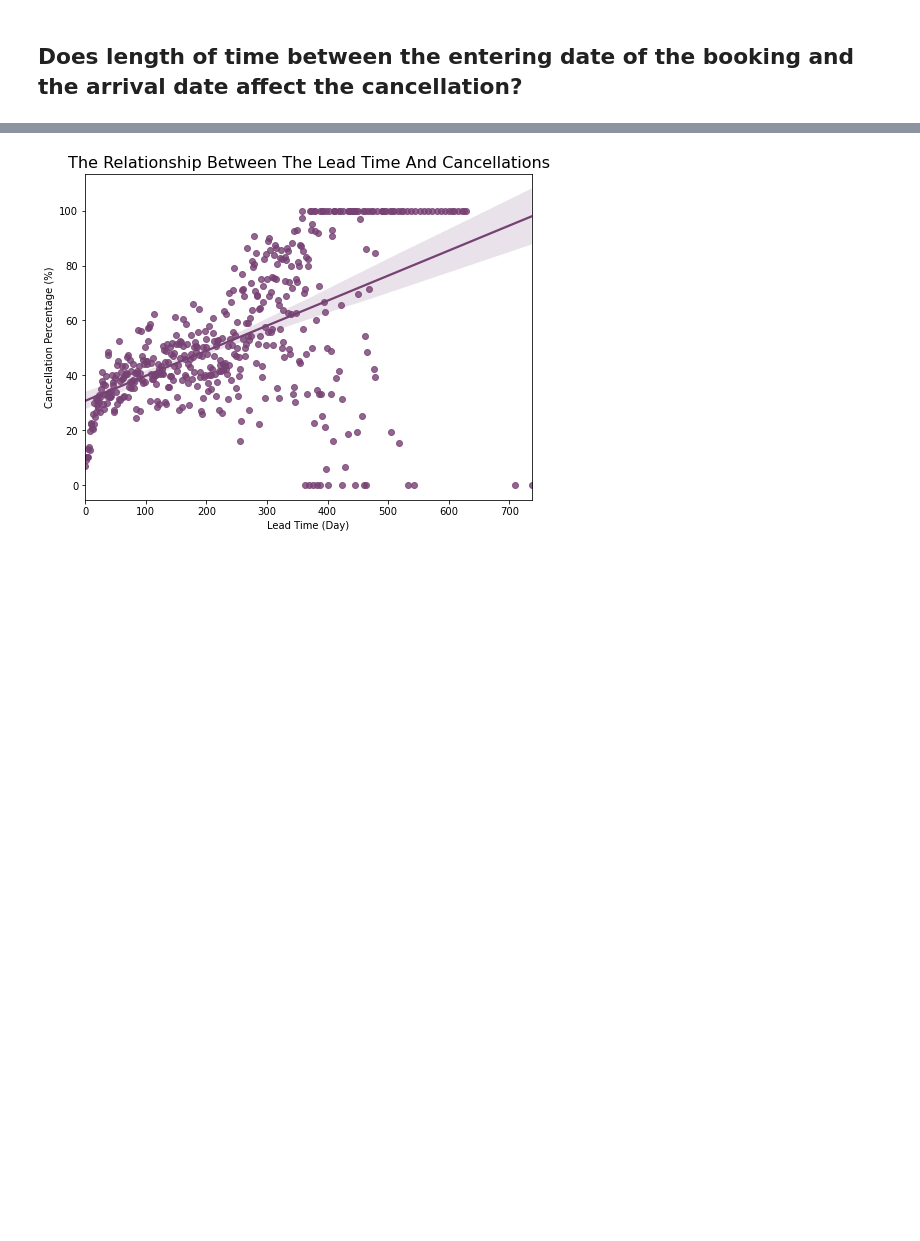
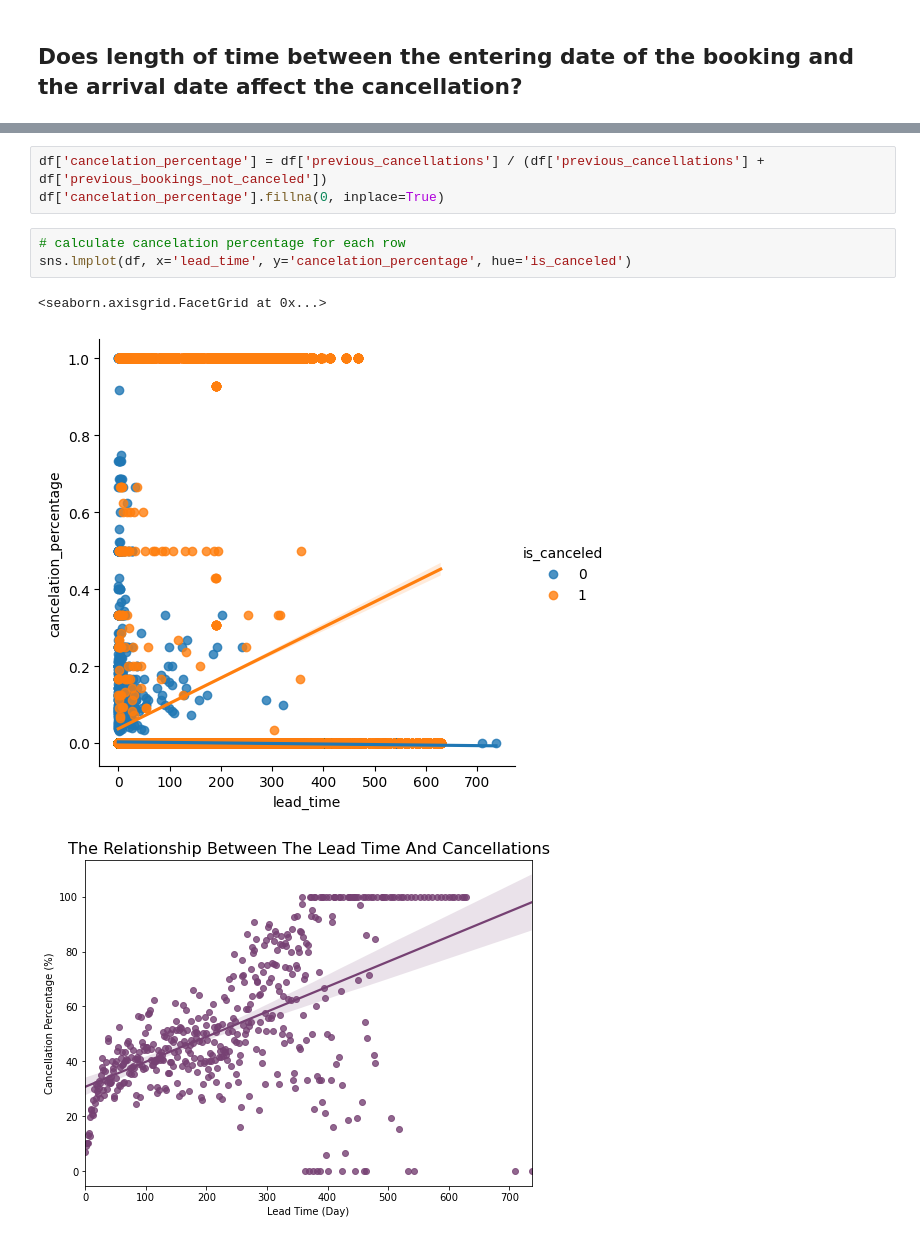
Before and after one commit to Tuwaiq-Data-Science-Bootcamp-V4/PCA-Lab, a Jupyter notebook: CV_Assignment.ipynb, the cells around one changed output, grey strips where cells are left out. Drawn from its saved outputs; the diff is of its cells as text; blank space fills up the shorter version.

```diff
--- a/CV_Assignment.ipynb
+++ b/CV_Assignment.ipynb
@@ -116,3 +147,12 @@ df.describe(include='object')
+# %%
+df['cancelation_percentage'] = df['previous_cancellations'] / (df['previous_cancellations'] + df['previous_bookings_not_canceled'])
+df['cancelation_percentage'].fillna(0, inplace=True)
+# %%
+# calculate cancelation percentage for each row
+sns.lmplot(df, x='lead_time', y='cancelation_percentage', hue='is_canceled')
+# %% [output]
+<seaborn.axisgrid.FacetGrid at 0x...>
+[figure, added]
 # %%
 # %% [output]
 [figure]
```
Also changed, not shown: parts of 35 cells of this notebook.
